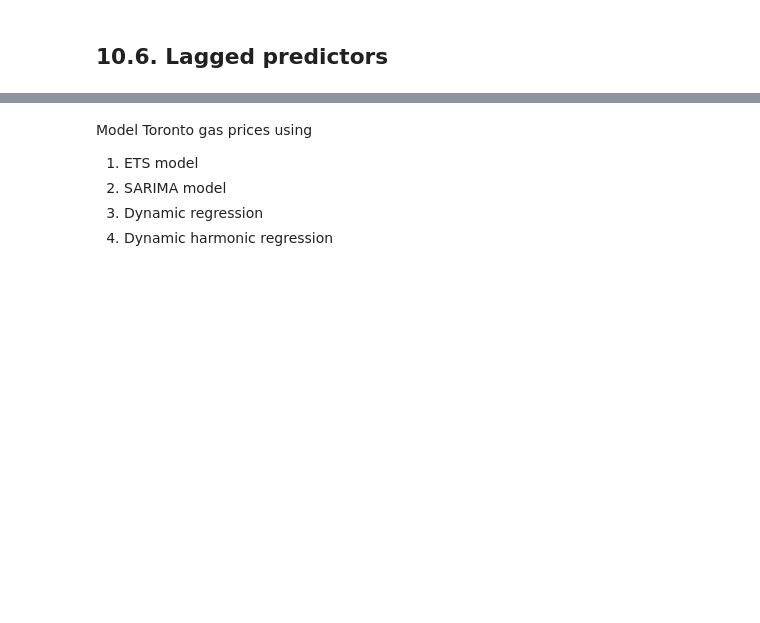
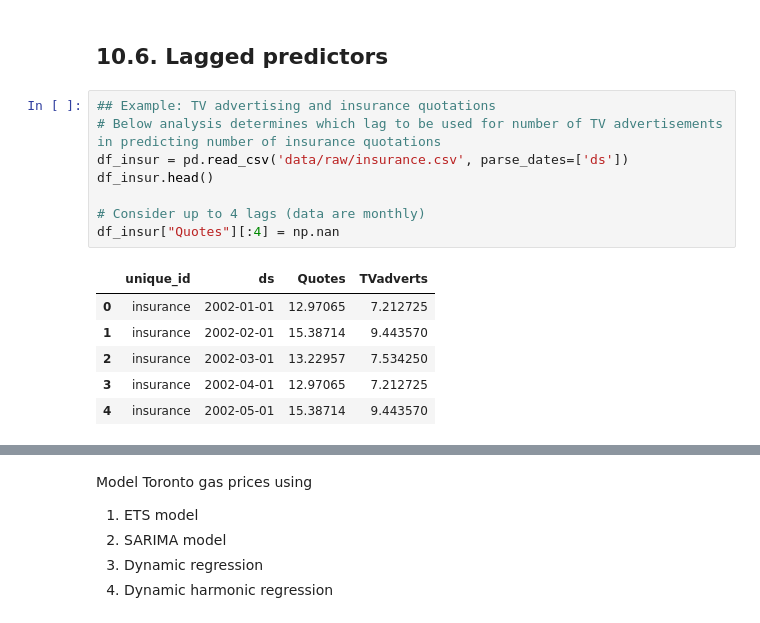
Before and after one commit to sebsciarra/gas_pump_prices, a Jupyter notebook: notebooks/chap10_dynamic_reg.ipynb, the cells around one changed output, grey strips where cells are left out. Saved outputs shown, nothing was run; the diff lists cells and outputs as text; blank space fills up the shorter version.

```diff
--- a/notebooks/chap10_dynamic_reg.ipynb
+++ b/notebooks/chap10_dynamic_reg.ipynb
@@ -282,3 +282,18 @@ df_result = pd.concat(objs=results, ignore_index=True)
 [figure]
 # %% [markdown]
 ## 10.6. Lagged predictors
+# %%
+## Example: TV advertising and insurance quotations
+# Below analysis determines which lag to be used for number of TV advertisements in predicting number of insurance quotations
+df_insur = pd.read_csv('data/raw/insurance.csv', parse_dates=['ds'])
+df_insur.head()
+
+# Consider up to 4 lags (data are monthly)
+df_insur["Quotes"][:4] = np.nan
+# %% [output]
+|  | unique_id | ds | Quotes | TVadverts |
+| 0 | insurance | 2002-01-01 | 12.97065 | 7.212725 |
+| 1 | insurance | 2002-02-01 | 15.38714 | 9.443570 |
+| 2 | insurance | 2002-03-01 | 13.22957 | 7.534250 |
+| 3 | insurance | 2002-04-01 | 12.97065 | 7.212725 |
+| 4 | insurance | 2002-05-01 | 15.38714 | 9.443570 |
```
Also changed, not shown: parts of 2 cells of this notebook, 1 other file.
